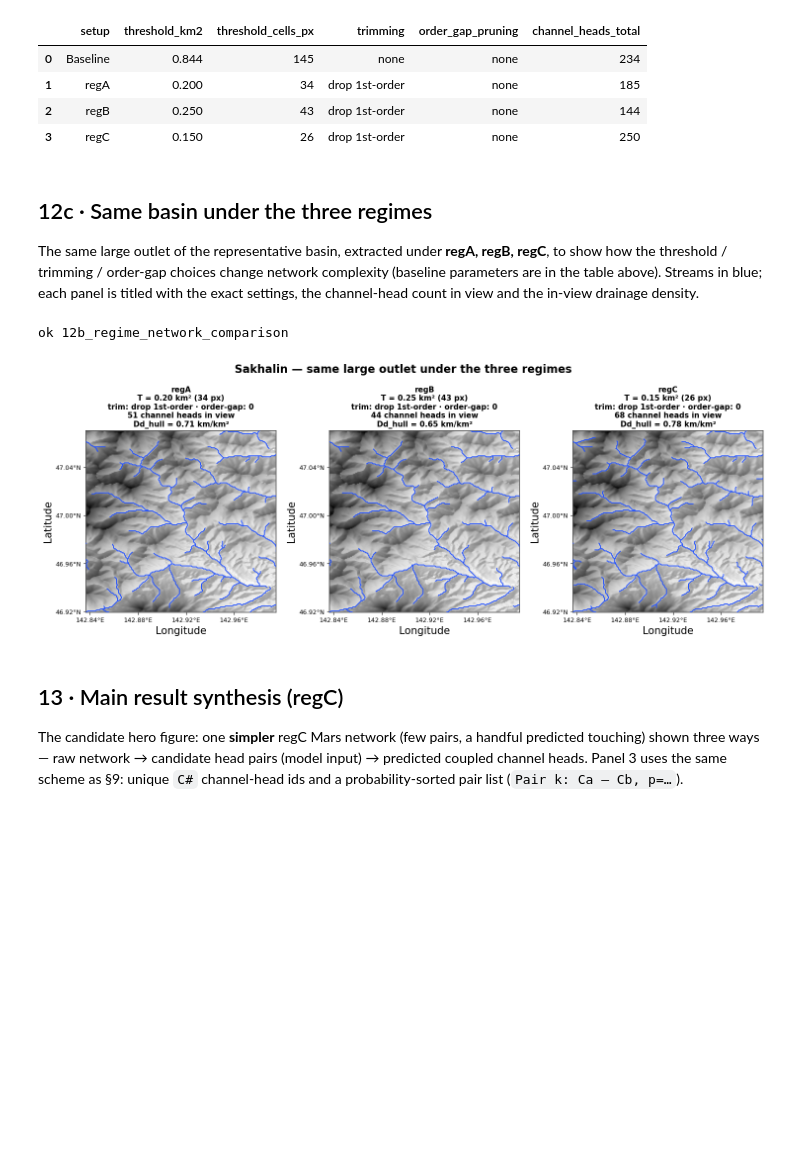
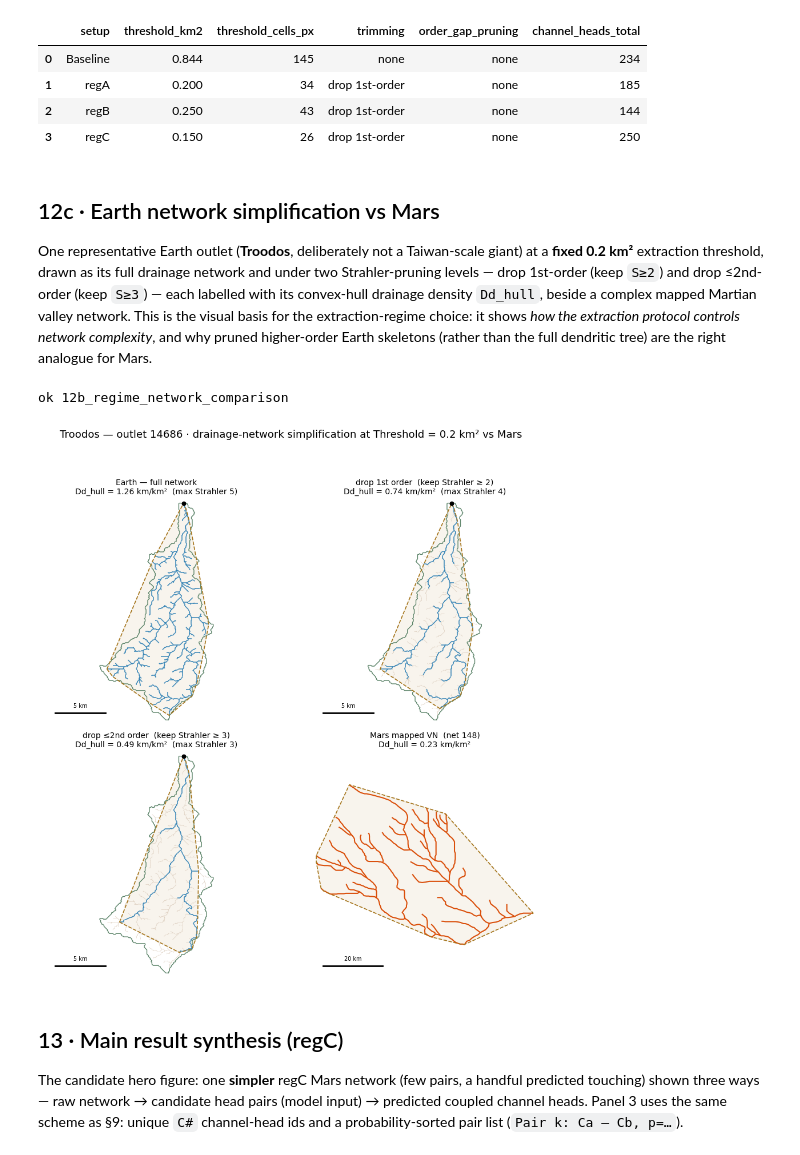
Before and after one commit to GP-Geo/CH_Project, a Jupyter notebook: notebooks/presentation/14_poster_figure_inventory.ipynb, the cells around one changed output. Cells and saved outputs as stored; diff of their text form; code cells hidden in the pictures; blank space fills up the shorter version.

```diff
--- a/notebooks/presentation/14_poster_figure_inventory.ipynb
+++ b/notebooks/presentation/14_poster_figure_inventory.ipynb
@@ -270,15 +270,21 @@ try:
     if PRED is not None and segs_by_nid:
         cnt = PRED.groupby("network_id").size()
         cnt = cnt[cnt.index.isin(segs_by_nid)]
-        cc = cnt[(cnt >= 15) & (cnt <= 40)]
-        cc = cc if not cc.empty else cnt
-        nid = int((cc - cnt.median()).abs().idxmin())
-        sources += [paths.MARS_TOPOLOGY_GPKG, paths.MARS_HILLSHADE]
+        # Use a large, complex, well-framed valley network for the overview.
+        # Prefer the hand-picked one; otherwise fall back to the most complex
+        # (most segments) network so the panel stays rich if data changes.
+        PREFERRED_MARS_NET = 2
+        if PREFERRED_MARS_NET in cnt.index:
+            nid = PREFERRED_MARS_NET
+        else:
+            nseg = pd.Series({k: len(segs_by_nid[k]) for k in cnt.index})
+            nid = int(nseg.idxmax())
+        sources += [paths.MARS_TOPOLOGY_GPKG, paths.MARS_DEM]
         ext = plot_network_on_hillshade(
-            axes[1], segs_by_nid[nid], paths.MARS_HILLSHADE,
+            axes[1], segs_by_nid[nid], paths.MARS_DEM,
             nodes_n=nodes_by_nid.get(nid), outlet_geom=outlet_pt_by_nid.get(nid),
-            geographic_axes=True,
-            title=f"Mars — network {nid} on MOLA hillshade ({int(cnt[nid])} pairs)")
+            geographic_axes=True, dem_source=True, vert_exag=4.0,
+            title=f"Mars — network {nid} on MOLA DEM hillshade ({int(cnt[nid])} pairs)")
         if ext is None:  # MOLA unavailable -> clean vector fallback
             axes[1].clear()
             plot_network_overview(axes[1], segs_by_nid[nid], nodes_by_nid.get(nid),
@@ -943,45 +977,43 @@ Baseline          0.844                 145           none              none
 | 2 | regB | 0.250 | 43 | drop 1st-order | none | 144 |
 | 3 | regC | 0.150 | 26 | drop 1st-order | none | 250 |
 # %% [markdown]
-## 12c · Same basin under the three regimes
+## 12c · Earth network simplification vs Mars
 
-The same large outlet of the representative basin, extracted under **regA, regB,
-regC**, to show how the threshold / trimming / order-gap choices change network
-complexity (baseline parameters are in the table above). Streams in blue; each
-panel is titled with the exact settings, the channel-head count in view and the
-in-view drainage density.
+One representative Earth outlet (**Troodos**, deliberately not a Taiwan-scale
+giant) at a **fixed 0.2 km²** extraction threshold, drawn as its full drainage
+network and under two Strahler-pruning levels — drop 1st-order (keep `S≥2`)
+and drop ≤2nd-order (keep `S≥3`) — each labelled with its convex-hull
+drainage density `Dd_hull`, beside a complex mapped Martian valley network.
+This is the visual basis for the extraction-regime choice: it shows *how the
+extraction protocol controls network complexity*, and why pruned higher-order
+Earth skeletons (rather than the full dendritic tree) are the right analogue for
+Mars.
 # %%
-fid = "12b_regime_network_comparison"
-sources = [paths.EXAMPLE_DEMS.get(REGIME_COMPARE_BASIN)]
+fid = "12b_regime_network_comparison"   # image #2 slot — now the simplification figure
+# Featured Earth outlet (not a Taiwan-scale giant) + the pinned Mars analogue.
+SIMPL_BASIN, SIMPL_OUTLET, SIMPL_T = "troodos", 14686, 0.2
+SIMPL_MARS_NET = 148   # higher-Dd_hull Mars network (set None to auto-pick)
+sources = [paths.EXAMPLE_DEMS.get(SIMPL_BASIN), paths.MARS_VALLEYS]
 try:
-    from channel_heads.viz import largest_outlet_bbox, plot_network_complexity_comparison
+    from channel_heads.viz import earth_simplification_vs_mars
 
-    if EARTH_VARIANTS is None or cmp_dem is None:
-        raise RuntimeError("regime network variants unavailable (TopoToolbox build failed)")
-    # Same spatial extent (the baseline's largest outlet), but show only the
-    # three regimes — baseline parameters are in the table above (§12b).
-    bbox = largest_outlet_bbox(EARTH_VARIANTS[0].s, pad_frac=0.05)
-    regime_variants = [v for v in EARTH_VARIANTS if v.label != "Baseline"]
-    fig = plot_network_complexity_comparison(
-        cmp_dem, regime_variants, bbox=bbox, pixel_size_m=cmp_px,
-        geographic_axes=True)
-    fig.suptitle(
-        f"{REGIME_COMPARE_BASIN.title()} — same large outlet under the three regimes",
-        fontsize=16, fontweight="bold")
-    fig.tight_layout(rect=(0, 0, 1, 0.96))
+    fig = earth_simplification_vs_mars(
+        SIMPL_BASIN, SIMPL_OUTLET, threshold_km2=SIMPL_T, mars_network_id=SIMPL_MARS_NET)
     outs = export(fig, fid)
-    record(fid, "Regime network comparison",
-           "One basin's largest outlet under regA / regB / regC — how the "
-           "threshold (and 1st-order trimming) change extracted network complexity.",
+    record(fid, "Earth network simplification vs Mars",
+           "One Earth outlet at a fixed 0.2 km2 threshold drawn full -> drop 1st-order "
+           "(keep S>=2) -> drop <=2nd-order (keep S>=3), each labelled with Dd_hull, beside "
+           "a complex Mars valley network -- the visual basis for the extraction-regime choice.",
            "Methods", sources, outs, "generated", missing_inputs(sources))
     print("ok", fid)
 except Exception as e:
-    record(fid, "Regime network comparison", "Regime network comparison.",
+    record(fid, "Earth network simplification vs Mars",
+           "Earth network simplification vs Mars.",
            "Methods", sources, [], "error", [repr(e)])
     print("FAILED", fid, repr(e))
 # %% [output]
 ok 12b_regime_network_comparison
-[figure, old version]
+[figure, new version]
 # %% [markdown]
 ## 13 · Main result synthesis (regC)
 
```
Also changed, not shown: parts of 5 cells of this notebook, 4 other files.
